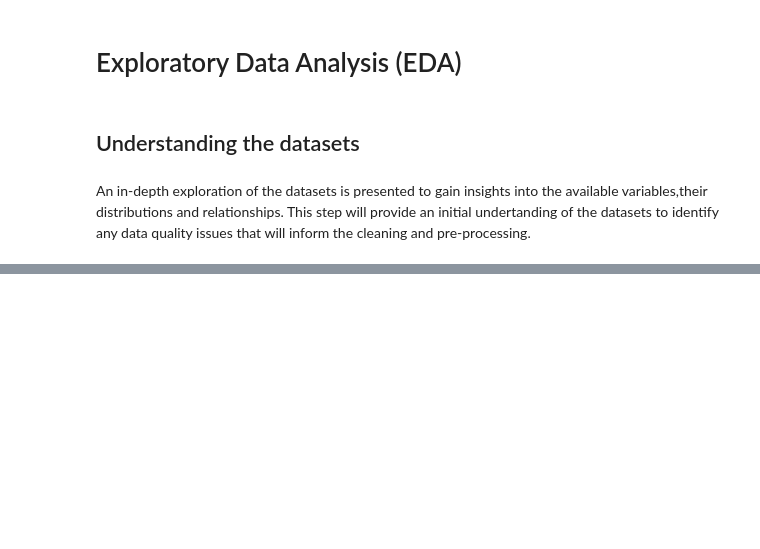
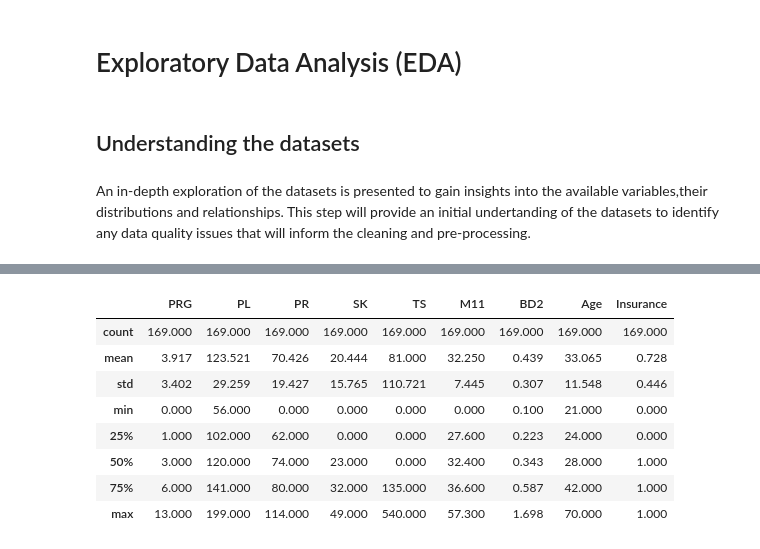
Before and after one commit to rasmodev/Sepsis-Classification-ML-Project-with-FastAPI-Deployment, a Jupyter notebook: Sepsis_ML_Prediction_&_Deployment_With_FastAPI.ipynb, the cells around one changed output, grey strips where cells are left out. Drawn from its saved outputs; the diff is of its cells as text; code cells hidden in the pictures; blank space fills up the shorter version.

```diff
--- a/Sepsis_ML_Prediction_&_Deployment_With_FastAPI.ipynb
+++ b/Sepsis_ML_Prediction_&_Deployment_With_FastAPI.ipynb
@@ -151,0 +240,13 @@ plt.show()
+# %%
+# Summary Statistics of The Test
+test_df.describe().round(3)
+# %% [output]
+|  | PRG | PL | PR | SK | TS | M11 | BD2 | Age | Insurance |
+| count | 169.000 | 169.000 | 169.000 | 169.000 | 169.000 | 169.000 | 169.000 | 169.000 | 169.000 |
+| mean | 3.917 | 123.521 | 70.426 | 20.444 | 81.000 | 32.250 | 0.439 | 33.065 | 0.728 |
+| std | 3.402 | 29.259 | 19.427 | 15.765 | 110.721 | 7.445 | 0.307 | 11.548 | 0.446 |
+| min | 0.000 | 56.000 | 0.000 | 0.000 | 0.000 | 0.000 | 0.100 | 21.000 | 0.000 |
+| 25% | 1.000 | 102.000 | 62.000 | 0.000 | 0.000 | 27.600 | 0.223 | 24.000 | 0.000 |
+| 50% | 3.000 | 120.000 | 74.000 | 23.000 | 0.000 | 32.400 | 0.343 | 28.000 | 1.000 |
+| 75% | 6.000 | 141.000 | 80.000 | 32.000 | 135.000 | 36.600 | 0.587 | 42.000 | 1.000 |
+| max | 13.000 | 199.000 | 114.000 | 49.000 | 540.000 | 57.300 | 1.698 | 70.000 | 1.000 |
```
Also changed, not shown: parts of 18 cells of this notebook.
